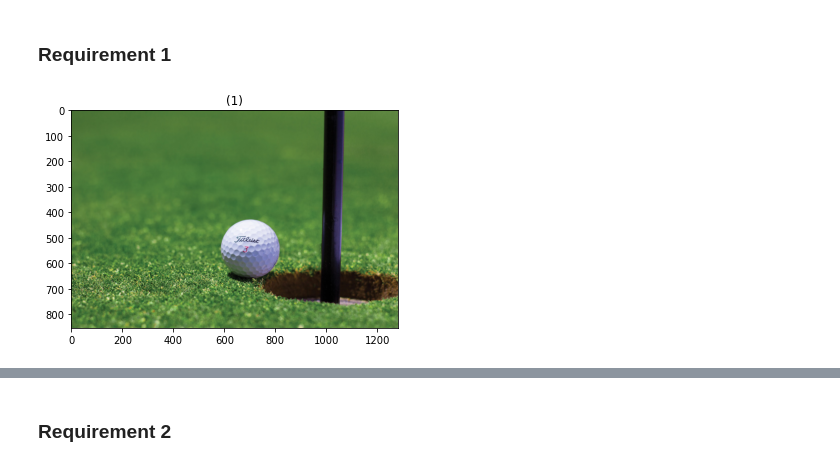
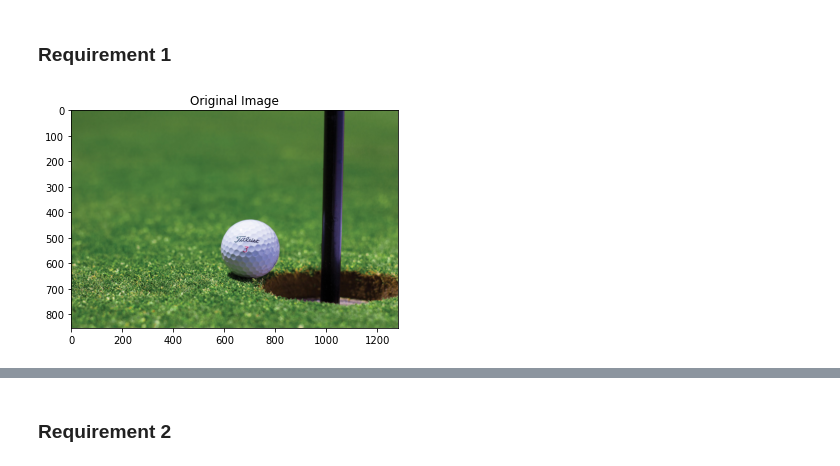
Before and after one commit to EngPeterAtef/ImageProcessing_Labs, a Jupyter notebook: Lab7_std/Lab_Seg_1_STD.ipynb, the cells around one changed output, grey strips where cells are left out. Drawn from its saved outputs; the diff is of its cells as text; code cells hidden in the pictures.

```diff
--- a/Lab7_std/Lab_Seg_1_STD.ipynb
+++ b/Lab7_std/Lab_Seg_1_STD.ipynb
@@ -12,15 +15,15 @@ import numpy as np
 # %%
 ## For all requirements: The quality of the results is evaluated.
 
 
 # 1- Read the image
 # [VERY IMPORTANT] and convert it to float: image = image.astype(float)
 # read image golf
 image = io.imread('./imgs/exp1/golf.jpeg')
 image_float = image.astype(float)
-show_images([image])
+show_images([image],["Original Image"])
 # %% [output]
-[figure, old version]
+[figure, new version]
 # %%
 # 2- Retreive the 3 channels of the image(R,G,B) (will be used in the coming steps)
 R = image[:,:,0]
```
Also changed, not shown: parts of 2 cells of this notebook.
